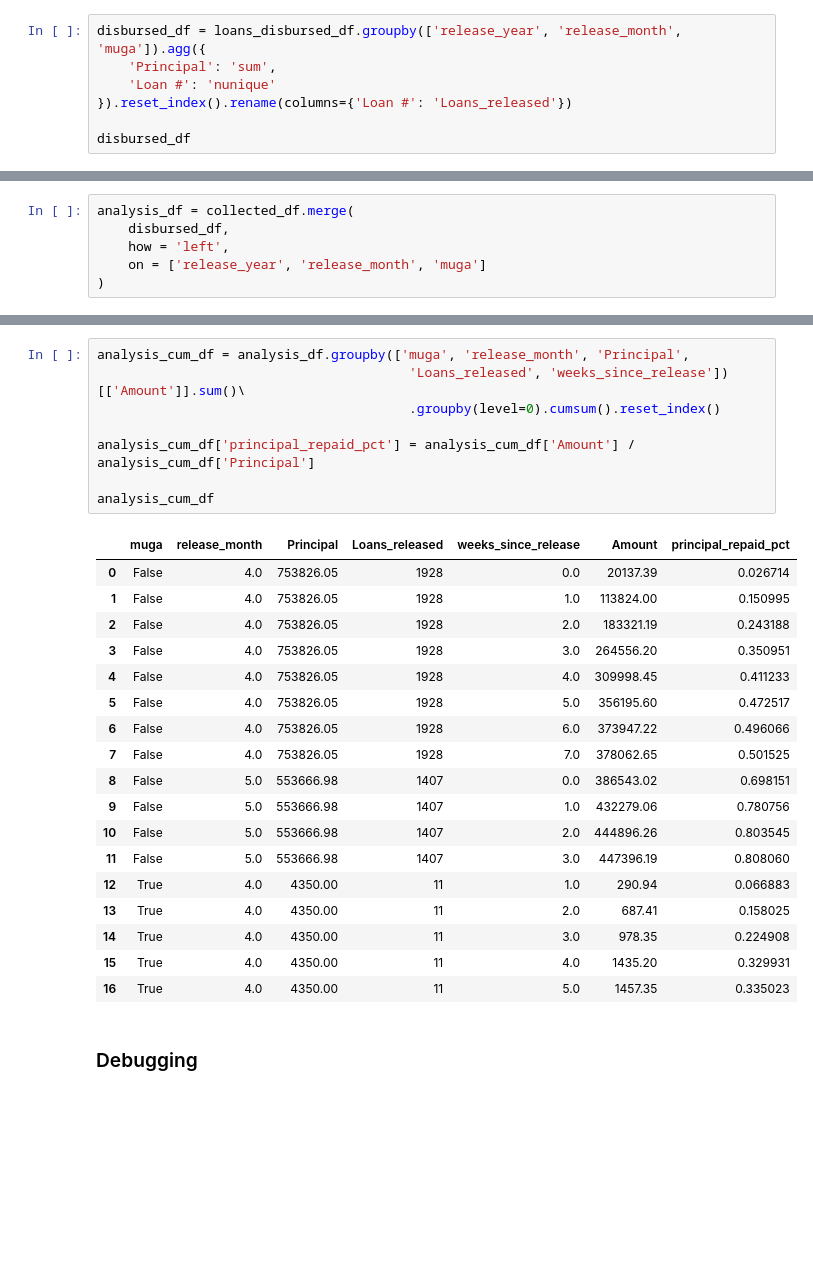
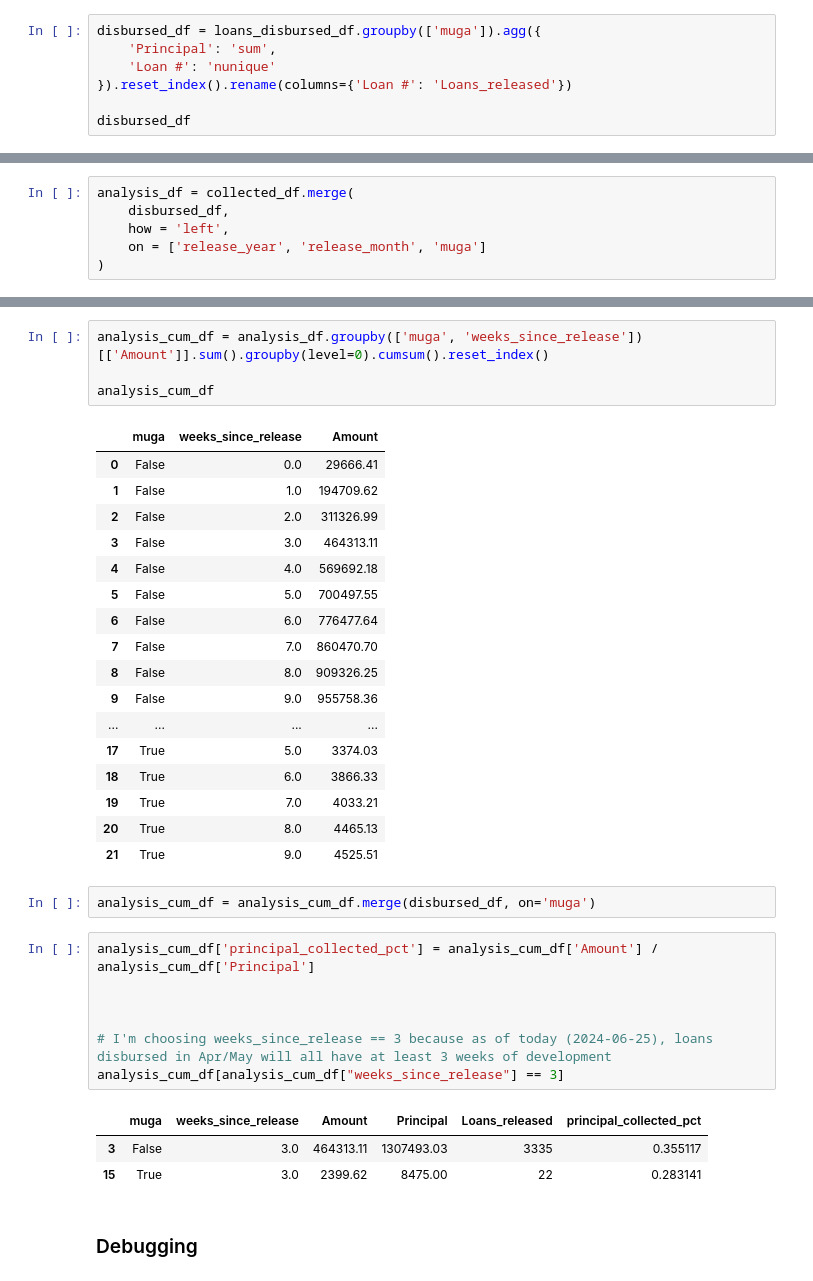
Before and after one commit to klahrich/westgate, a Jupyter notebook: analysis/repayments/muga_repayments.ipynb, the cells around one changed output, grey strips where cells are left out. Drawn from its saved outputs; the diff is of its cells as text; blank space fills up the shorter version.

```diff
--- a/analysis/repayments/muga_repayments.ipynb
+++ b/analysis/repayments/muga_repayments.ipynb
@@ -200,7 +213,7 @@ Z-Correction Loan                   7
 Presto_Collection                   2
 Name: count, dtype: int64
 # %%
-disbursed_df = loans_disbursed_df.groupby(['release_year', 'release_month', 'muga']).agg({
+disbursed_df = loans_disbursed_df.groupby(['muga']).agg({
     'Principal': 'sum',
     'Loan #': 'nunique'
 }).reset_index().rename(columns={'Loan #': 'Loans_released'})
@@ -267,30 +276,38 @@ analysis_df
 # %%
-analysis_cum_df = analysis_df.groupby(['muga', 'release_month', 'Principal',
-                                        'Loans_released', 'weeks_since_release'])[['Amount']].sum()\
-                                        .groupby(level=0).cumsum().reset_index()
-
-analysis_cum_df['principal_repaid_pct'] = analysis_cum_df['Amount'] / analysis_cum_df['Principal']
+analysis_cum_df = analysis_df.groupby(['muga', 'weeks_since_release'])[['Amount']].sum().groupby(level=0).cumsum().reset_index()
 
 analysis_cum_df
 # %% [output]
-|  | muga | release_month | Principal | Loans_released | weeks_since_release | Amount | principal_repaid_pct |
-| 0 | False | 4.0 | 753826.05 | 1928 | 0.0 | 20137.39 | 0.026714 |
-| 1 | False | 4.0 | 753826.05 | 1928 | 1.0 | 113824.00 | 0.150995 |
-| 2 | False | 4.0 | 753826.05 | 1928 | 2.0 | 183321.19 | 0.243188 |
-| 3 | False | 4.0 | 753826.05 | 1928 | 3.0 | 264556.20 | 0.350951 |
-| 4 | False | 4.0 | 753826.05 | 1928 | 4.0 | 309998.45 | 0.411233 |
-| 5 | False | 4.0 | 753826.05 | 1928 | 5.0 | 356195.60 | 0.472517 |
-| 6 | False | 4.0 | 753826.05 | 1928 | 6.0 | 373947.22 | 0.496066 |
-| 7 | False | 4.0 | 753826.05 | 1928 | 7.0 | 378062.65 | 0.501525 |
-| 8 | False | 5.0 | 553666.98 | 1407 | 0.0 | 386543.02 | 0.698151 |
-| 9 | False | 5.0 | 553666.98 | 1407 | 1.0 | 432279.06 | 0.780756 |
-| 10 | False | 5.0 | 553666.98 | 1407 | 2.0 | 444896.26 | 0.803545 |
-| 11 | False | 5.0 | 553666.98 | 1407 | 3.0 | 447396.19 | 0.808060 |
-| 12 | True | 4.0 | 4350.00 | 11 | 1.0 | 290.94 | 0.066883 |
-| 13 | True | 4.0 | 4350.00 | 11 | 2.0 | 687.41 | 0.158025 |
-| 14 | True | 4.0 | 4350.00 | 11 | 3.0 | 978.35 | 0.224908 |
-| 15 | True | 4.0 | 4350.00 | 11 | 4.0 | 1435.20 | 0.329931 |
-| 16 | True | 4.0 | 4350.00 | 11 | 5.0 | 1457.35 | 0.335023 |
+|  | muga | weeks_since_release | Amount |
+| 0 | False | 0.0 | 29666.41 |
+| 1 | False | 1.0 | 194709.62 |
+| 2 | False | 2.0 | 311326.99 |
+| 3 | False | 3.0 | 464313.11 |
+| 4 | False | 4.0 | 569692.18 |
+| 5 | False | 5.0 | 700497.55 |
+| 6 | False | 6.0 | 776477.64 |
+| 7 | False | 7.0 | 860470.70 |
+| 8 | False | 8.0 | 909326.25 |
+| 9 | False | 9.0 | 955758.36 |
+| ... | ... | ... | ... |
+| 17 | True | 5.0 | 3374.03 |
+| 18 | True | 6.0 | 3866.33 |
+| 19 | True | 7.0 | 4033.21 |
+| 20 | True | 8.0 | 4465.13 |
+| 21 | True | 9.0 | 4525.51 |
+# %%
+analysis_cum_df = analysis_cum_df.merge(disbursed_df, on='muga')
+# %%
+analysis_cum_df['principal_collected_pct'] = analysis_cum_df['Amount'] / analysis_cum_df['Principal']
+
+
+
+# I'm choosing weeks_since_release == 3 because as of today (2024-06-25), loans disbursed in Apr/May will all have at least 3 weeks of development
+analysis_cum_df[analysis_cum_df["weeks_since_release"] == 3]
+# %% [output]
+|  | muga | weeks_since_release | Amount | Principal | Loans_released | principal_collected_pct |
+| 3 | False | 3.0 | 464313.11 | 1307493.03 | 3335 | 0.355117 |
+| 15 | True | 3.0 | 2399.62 | 8475.00 | 22 | 0.283141 |
 # %% [markdown]
 ### Debugging
 # %%
```
Also changed, not shown: parts of 12 cells of this notebook, 26 other files.
